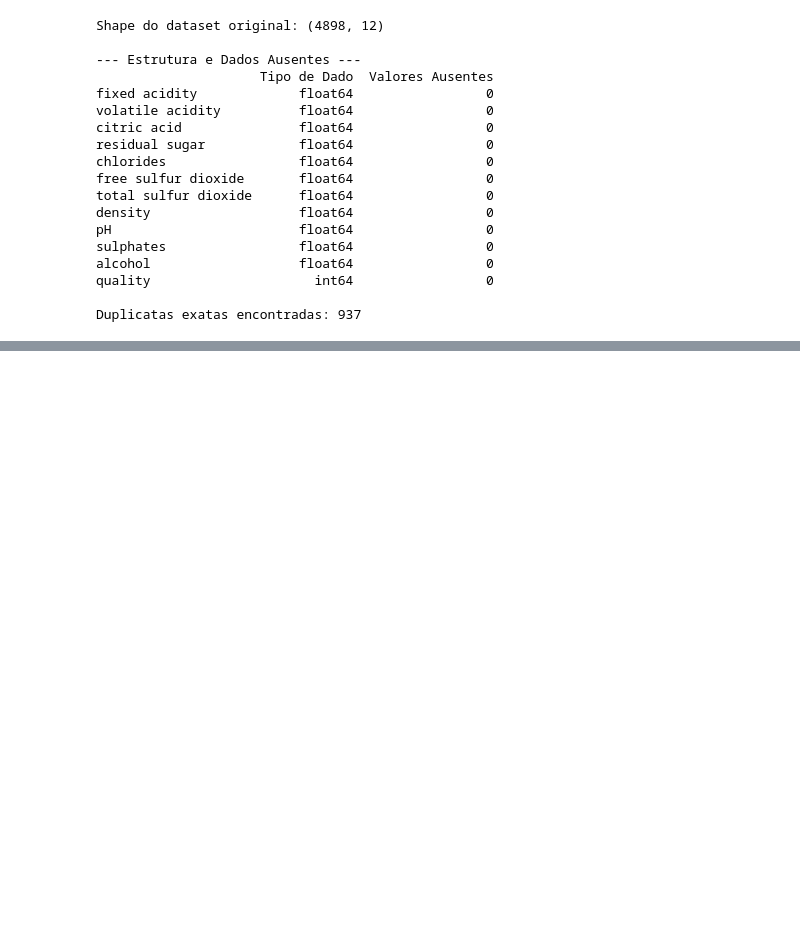
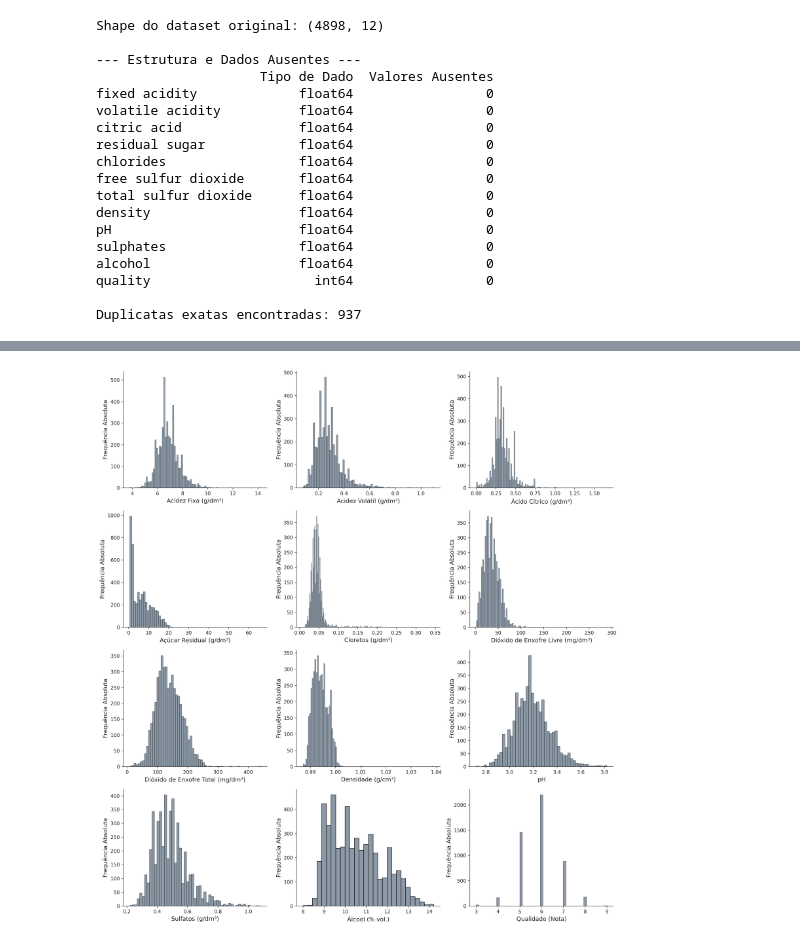
Before and after one commit to daviChechetto/Qualidade-de-vinho-com-Machine-Learing, a Jupyter notebook: auditoria.ipynb, the cells around one changed output, grey strips where cells are left out. Saved outputs shown, nothing was run; the diff lists cells and outputs as text; code cells hidden in the pictures; blank space fills up the shorter version.

```diff
--- a/auditoria.ipynb
+++ b/auditoria.ipynb
@@ -95,20 +106,0 @@ sulphates             0.22000    1.08000    0.489847    0.47000   0.114126
-# %%
-# 9 Gerar histogramas
-fig, axes = plt.subplots(4, 3, figsize=(15, 12))
-fig.suptitle('Histogramas das Variáveis (Distribuição)', fontsize=16)
-for i, col in enumerate(df.columns):
-    sns.histplot(df[col], kde=True, ax=axes[i//3, i%3], color='skyblue')
-plt.tight_layout()
-plt.show()
-
-#Histogramas: Revelam que características como pH e density se aproximam de distribuições normais (curva de sino). Em contrapartida, residual sugar, chlorides e free sulfur dioxide possuem forte assimetria positiva (muitos valores baixos e uma longa cauda estendendo-se para a direita).
-
-# 10 Gerar boxplots
-fig, axes = plt.subplots(4, 3, figsize=(15, 12))
-fig.suptitle('Boxplots das Variáveis (Dispersão e Extremos)', fontsize=16)
-for i, col in enumerate(df.columns):
-    sns.boxplot(x=df[col], ax=axes[i//3, i%3], color='lightgreen')
-plt.tight_layout()
-plt.show()
-
-#Boxplots: Exibem uma grande quantidade de losangos pretos (pontos) além das "antenas" (bigodes) das caixas. No Scikit-Learn e no Seaborn, esses pontos representam matematicamente anomalias estatísticas (valores fora de 1.5 vezes o Intervalo Interquartil - IQR). No entanto, como analisamos metodologicamente na nossa resposta anterior, muitos deles referem-se a perfis enológicos reais.
@@ -161,0 +107,80 @@ dtype: int64
+# %%
+# 9 Gerar histogramas
+
+df = pd.read_csv('winequality-white.csv', sep=';')
+# Dicionário de tradução e unidades
+nomes_academicos = {
+    'fixed acidity': 'Acidez Fixa (g/dm³)',
+    'volatile acidity': 'Acidez Volátil (g/dm³)',
+    'citric acid': 'Ácido Cítrico (g/dm³)',
+    'residual sugar': 'Açúcar Residual (g/dm³)',
+    'chlorides': 'Cloretos (g/dm³)',
+    'free sulfur dioxide': 'Dióxido de Enxofre Livre (mg/dm³)',
+    'total sulfur dioxide': 'Dióxido de Enxofre Total (mg/dm³)',
+    'density': 'Densidade (g/cm³)',
+    'pH': 'pH',
+    'sulphates': 'Sulfatos (g/dm³)',
+    'alcohol': 'Álcool (% vol.)',
+    'quality': 'Qualidade (Nota)'
+}
+
+# Configurações globais de estilo acadêmico
+plt.style.use('default')
+sns.set_style("ticks")
+plt.rcParams.update({
+    'font.size': 11,
+    'axes.labelsize': 12,    # Tamanho do nome dos eixos
+    'xtick.labelsize': 10,   # Tamanho dos números no eixo X
+    'ytick.labelsize': 10,   # Tamanho dos números no eixo Y
+    'figure.autolayout': True
+})
+
+# Criando a figura (4 linhas e 3 colunas, totalizando 12 espaços)
+# DPI=300 garante a alta resolução exigida por revistas e bancas
+fig, axes = plt.subplots(4, 3, figsize=(15, 16), dpi=300)
+axes = axes.flatten() # Transforma a matriz 4x3 em uma lista de 12 eixos para facilitar o loop
+
+for i, col in enumerate(df.columns):
+
+    # Plotando o histograma sem forçar os 'bins'
+    sns.histplot(df[col], kde=False, ax=axes[i], color='#708090', edgecolor='black', alpha=0.8)
+
+    # Adicionando rótulos traduzidos puxando do dicionário
+    axes[i].set_xlabel(nomes_academicos[col])
+
+    # Renomeando o eixo Y para deixar claro que se trata de uma contagem
+    axes[i].set_ylabel('Frequência Absoluta')
+
+    # Removendo bordas superior e direita (Tufte / Clean style)
+    axes[i].spines['top'].set_visible(False)
+    axes[i].spines['right'].set_visible(False)
+
+plt.tight_layout()
+plt.savefig('histograma_academico_completo.png', dpi=300, bbox_inches='tight')
+plt.show()
+
+#Histogramas: Revelam que características como pH, Densidade e Dióxido de Enxofre Total se aproximam de distribuições normais (curva de sino). Em contrapartida, Açúcar Residual, Cloretos, Acidez Volátil, Dióxido de Enxofre Livre, Sulfatos, Acidez Fixa e Ácido Cítrico possuem forte assimetria positiva (muitos valores baixos e uma longa cauda estendendo-se para a direita).
+
+# 10 Gerar boxplots
+plt.figure(figsize=(10, 8), dpi=300)
+
+# Renomeando as colunas no DataFrame antes de plotar para que o eixo Y fique em português
+df_renomeado = df.drop(columns=['quality']).rename(columns=nomes_academicos)
+
+# O orient='h' deixa na horizontal
+ax = sns.boxplot(data=df_renomeado, orient='h', color='#D3D3D3',
+                 flierprops={'marker': 'o', 'markersize': 3, 'alpha': 0.5})
+
+plt.xscale('log')
+plt.xlabel('Valores em Escala Logarítmica')
+
+ax.spines['top'].set_visible(False)
+ax.spines['right'].set_visible(False)
+
+plt.tight_layout()
+plt.savefig('boxplot_agrupado_academico.png', dpi=300, bbox_inches='tight')
+plt.show()
+
+#Boxplots: A visualização deixa evidente que, se os dados brutos forem inseridos diretamente em um algoritmo de regressão, a variável "Dióxido de Enxofre Total" dominará os cálculos do modelo unicamente por ter os maiores números absolutos, enquanto variáveis importantes, como os Cloretos, seriam ignoradas pelo algoritmo devido aos seus valores ínfimos.
+# %% [output]
+[figure, added]
```
Also changed, not shown: parts of 8 cells of this notebook.
